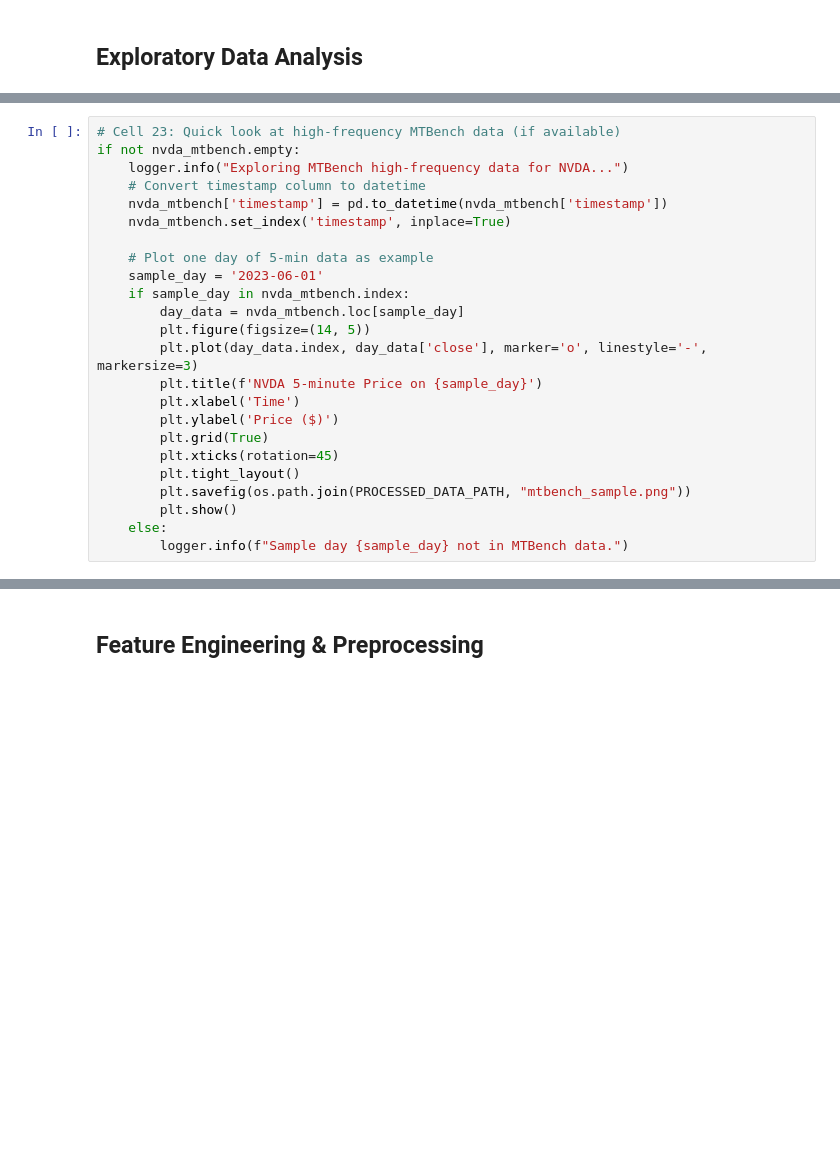
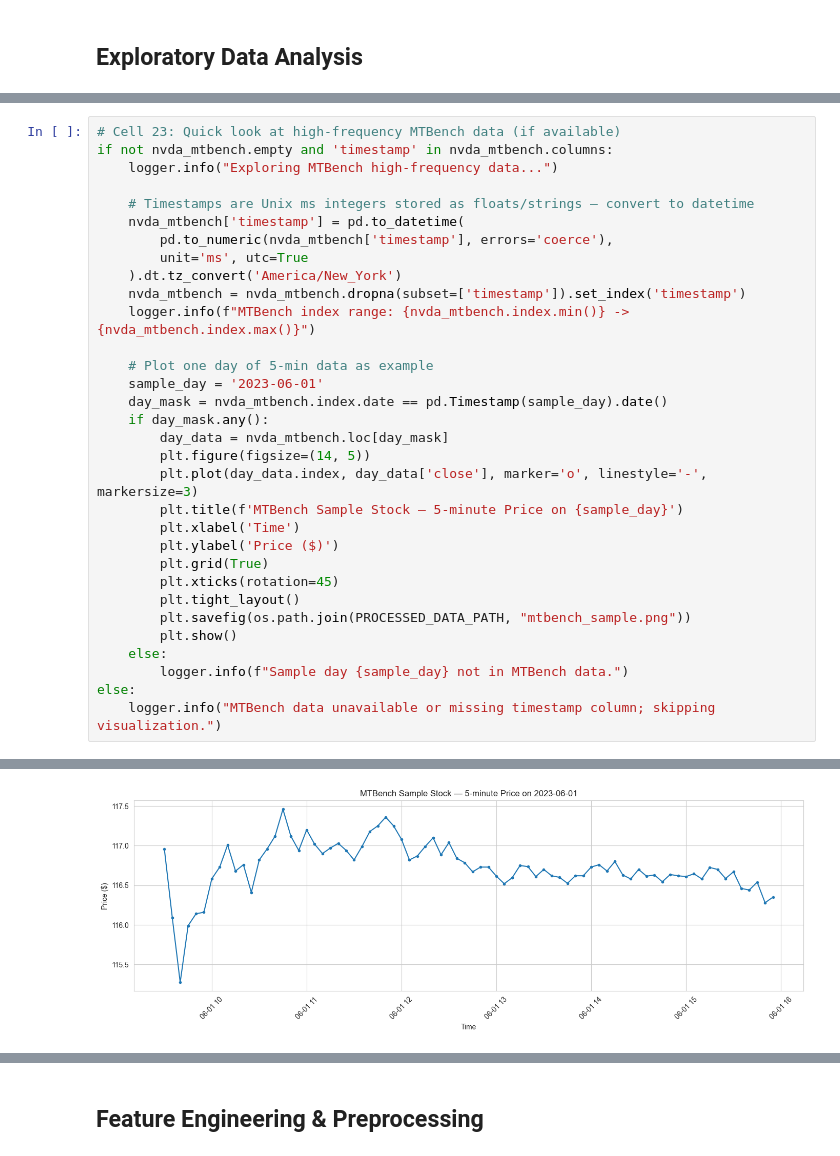
Before and after one commit to DuvanRCuero/PredictionStockModel, a Jupyter notebook: StockModelTrainBuilding.ipynb, the cells around one changed output, grey strips where cells are left out. Drawn from its saved outputs; the diff is of its cells as text; blank space fills up the shorter version.

```diff
--- a/StockModelTrainBuilding.ipynb
+++ b/StockModelTrainBuilding.ipynb
@@ -549,18 +664,24 @@ plt.show()
 # %%
 # Cell 23: Quick look at high-frequency MTBench data (if available)
-if not nvda_mtbench.empty:
-    logger.info("Exploring MTBench high-frequency data for NVDA...")
-    # Convert timestamp column to datetime
-    nvda_mtbench['timestamp'] = pd.to_datetime(nvda_mtbench['timestamp'])
-    nvda_mtbench.set_index('timestamp', inplace=True)
+if not nvda_mtbench.empty and 'timestamp' in nvda_mtbench.columns:
+    logger.info("Exploring MTBench high-frequency data...")
+
+    # Timestamps are Unix ms integers stored as floats/strings — convert to datetime
+    nvda_mtbench['timestamp'] = pd.to_datetime(
+        pd.to_numeric(nvda_mtbench['timestamp'], errors='coerce'),
+        unit='ms', utc=True
+    ).dt.tz_convert('America/New_York')
+    nvda_mtbench = nvda_mtbench.dropna(subset=['timestamp']).set_index('timestamp')
+    logger.info(f"MTBench index range: {nvda_mtbench.index.min()} -> {nvda_mtbench.index.max()}")
 
     # Plot one day of 5-min data as example
     sample_day = '2023-06-01'
-    if sample_day in nvda_mtbench.index:
-        day_data = nvda_mtbench.loc[sample_day]
+    day_mask = nvda_mtbench.index.date == pd.Timestamp(sample_day).date()
+    if day_mask.any():
+        day_data = nvda_mtbench.loc[day_mask]
         plt.figure(figsize=(14, 5))
         plt.plot(day_data.index, day_data['close'], marker='o', linestyle='-', markersize=3)
-        plt.title(f'NVDA 5-minute Price on {sample_day}')
+        plt.title(f'MTBench Sample Stock — 5-minute Price on {sample_day}')
         plt.xlabel('Time')
         plt.ylabel('Price ($)')
         plt.grid(True)
@@ -570,3 +691,6 @@ if not nvda_mtbench.empty:
         plt.show()
     else:
         logger.info(f"Sample day {sample_day} not in MTBench data.")
+else:
+    logger.info("MTBench data unavailable or missing timestamp column; skipping visualization.")
+# %% [output]
@@ -573,3 +699,4 @@ if not nvda_mtbench.empty:
+[figure, added]
 # %%
 # Cell 24: Save processed daily data with features for modeling
 # Drop rows with NaN from indicator calculation (first few rows)
```
Also changed, not shown: parts of 104 cells of this notebook.
